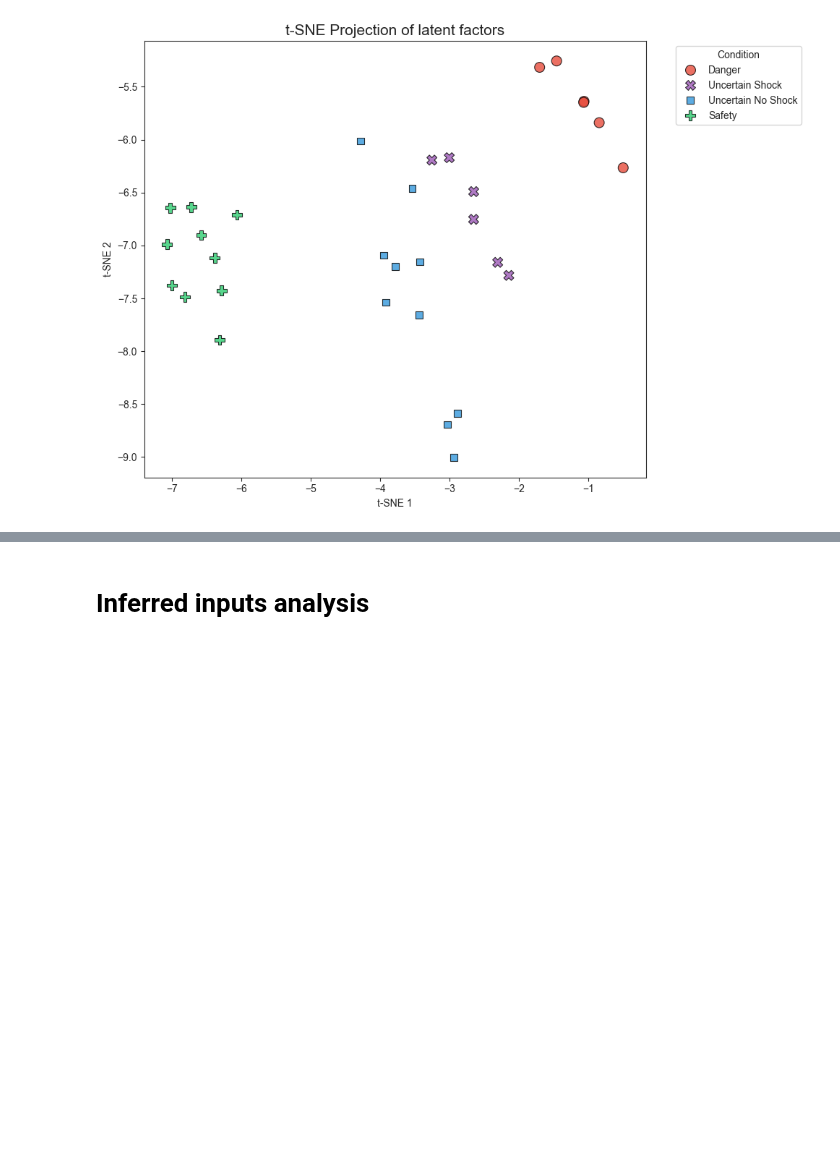
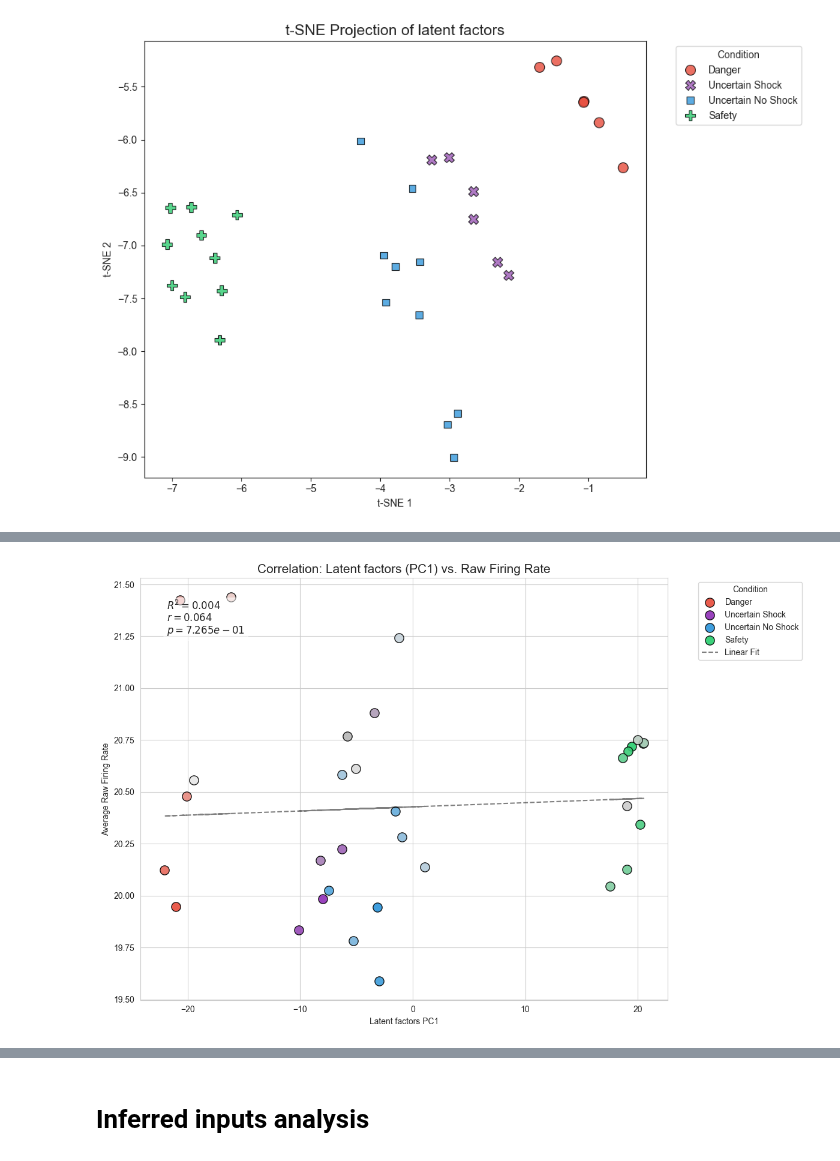
Before and after one commit to wkemilylau/iib_project_lfads, a Jupyter notebook: tutorials/multisession/pag-eaa-cropped-eval.ipynb, the cells around one changed output, grey strips where cells are left out. Saved outputs shown, nothing was run; the diff lists cells and outputs as text; code cells hidden in the pictures; blank space fills up the shorter version.

```diff
--- a/tutorials/multisession/pag-eaa-cropped-eval.ipynb
+++ b/tutorials/multisession/pag-eaa-cropped-eval.ipynb
@@ -271,0 +351,72 @@ plot_tsne_factors(factors['PAG'])
+# %%
+import numpy as np
+import matplotlib.pyplot as plt
+import seaborn as sns
+from sklearn.decomposition import PCA
+from scipy import stats # Added for correlation calculation
+import matplotlib.colors as mcolors
+import colorsys
+
+def plot_pc1_vs_firing_rate_stats(raw_data, inferred_inputs):
+    """
+    Plots PC1 of Inferred Inputs against average firing rate
+    and displays the R^2 coefficient.
+    """
+    # 1. Prepare data
+    n_trials, n_time, n_inputs = inferred_inputs.shape
+    reshaped_inferred = inferred_inputs.reshape(n_trials, -1)
+    avg_firing_rates = np.mean(raw_data, axis=(1, 2))
+
+    # 2. Run PCA (PC1 only)
+    pca = PCA(n_components=1)
+    pc1_results = pca.fit_transform(reshaped_inferred).flatten()
+
+    # 3. Calculate Statistics (Pearson r and R-squared)
+    slope, intercept, r_value, p_value, std_err = stats.linregress(pc1_results, avg_firing_rates)
+    r_squared = r_value**2
+
+    # 4. Color logic (Darkest: first trial, Lightest: last trial)
+    condition_counts = {'Danger': 6, 'Uncertain Shock': 6, 'Uncertain No Shock': 10, 'Safety': 10}
+    base_palette = {'Danger': '#e74c3c', 'Uncertain Shock': '#9b59b6',
+                    'Uncertain No Shock': '#3498db', 'Safety': '#2ecc71'}
+
+    labels, trial_colors = [], []
+    for cond, count in condition_counts.items():
+        h, s, v = colorsys.rgb_to_hsv(*mcolors.to_rgb(base_palette[cond]))
+        for i in range(count):
+            labels.append(cond)
+            saturation_level = 1 - (0.1 + (0.9 * ((i + 1) / count)))
+            trial_colors.append(colorsys.hsv_to_rgb(h, saturation_level, v))
+
+    # 5. Visualization
+    plt.figure(figsize=(12, 8))
+    sns.set_style("whitegrid")
+
+    for i in range(n_trials):
+        plt.scatter(
+            pc1_results[i], avg_firing_rates[i],
+            color=trial_colors[i], s=120, edgecolor='black', alpha=0.9,
+            label=labels[i] if labels[i] not in plt.gca().get_legend_handles_labels()[1] else ""
+        )
+
+    # Plot Regression Line
+    line = slope * pc1_results + intercept
+    plt.plot(pc1_results, line, color='black', linestyle='--', alpha=0.5, label='Linear Fit')
+
+    # Add Stats Text Box
+    stats_text = f"$R^2 = {r_squared:.3f}$\n$r = {r_value:.3f}$\n$p = {p_value:.3e}$"
+    plt.gca().text(0.05, 0.95, stats_text, transform=plt.gca().transAxes,
+                   fontsize=12, verticalalignment='top', bbox=dict(boxstyle='round', facecolor='white', alpha=0.5))
+
+    plt.title('Correlation: Latent factors (PC1) vs. Raw Firing Rate', fontsize=15)
+    plt.xlabel('Latent factors PC1')
+    plt.ylabel('Average Raw Firing Rate')
+    plt.legend(title='Condition', bbox_to_anchor=(1.05, 1), loc='upper left')
+    plt.tight_layout()
+    plt.show()
+
+# Example usage:
+plot_pc1_vs_firing_rate_stats(spikes['PAG'], factors['PAG'])
+# plot_pc1_vs_firing_rate_stats(spikes['PAG'], spikes['PAG'])
+# %% [output]
+[figure, added]
```
Also changed, not shown: parts of 7 cells of this notebook, 15 other files.
